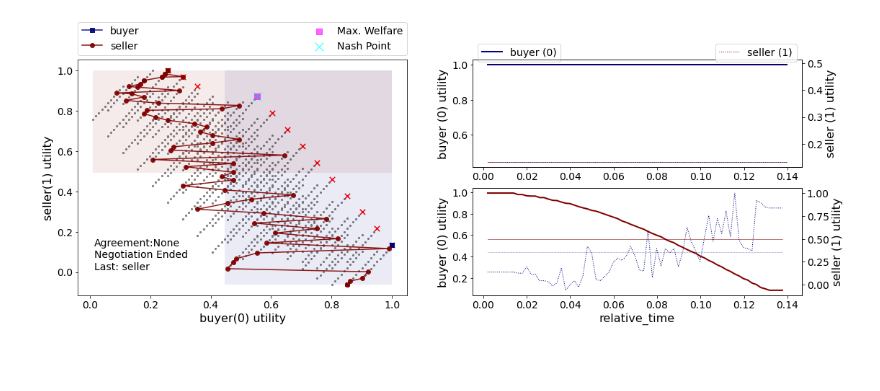
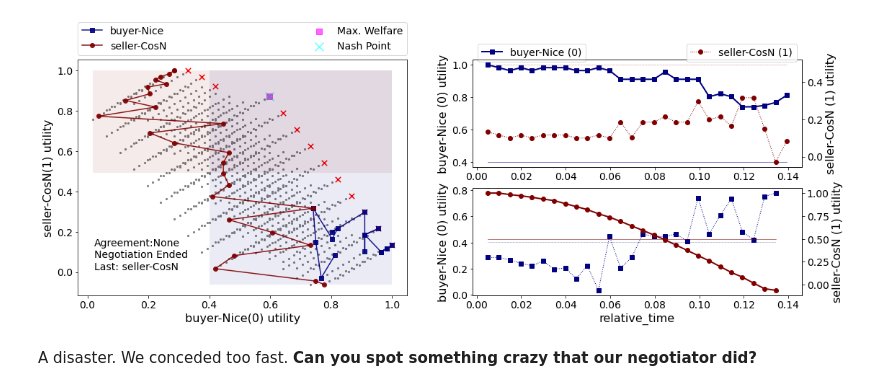
Before and after one commit to yasserfarouk/Aaai2022AutomatedNegotiation, a Jupyter notebook: negmas.ipynb, the cells around one changed output. Cells and saved outputs as stored; diff of their text form; code cells hidden in the pictures; blank space fills up the shorter version.

```diff
--- a/negmas.ipynb
+++ b/negmas.ipynb
@@ -78,0 +109,3 @@ savefig("buyerseller")
+# %%
+run_negotiation(BoulwareTBNegotiator, BoulwareTBNegotiator)
+savefig("buyerseller")
@@ -103,0 +123,7 @@ savefig("buyerseller_scaled")
+# %%
+issues = [ make_issue(name='price', values=(0.0, 9.0)),
+    make_issue(name='quantity', values=(1, 11)),
+    make_issue(name='delivery_time', values=10)
+]
+run_negotiation(BoulwareTBNegotiator, BoulwareTBNegotiator, issues=issues)
+savefig("buyerseller_continuous")
@@ -128,0 +139,3 @@ savefig("buyerseller_genius")
+# %%
+run_negotiation(BoulwareTBNegotiator, NiceTitForTat)
+savefig("buyerseller_mix")
@@ -129,8 +150,5 @@ savefig("buyerseller_genius")
 # %%
 class CosNegotiator(SAONegotiator):
-
-    def __init__(self, *args, **kwargs):
-        super().__init__(*args, **kwargs)
 
     def on_preferences_changed(self, changes):
         super().on_preferences_changed(changes)
@@ -141,27 +159,9 @@ class CosNegotiator(SAONegotiator):
         u = math.cos(state.relative_time * 4 * math.pi)
         return self._inv.worst_in((u, u + 0.1))
 # %%
-# create negotiation agenda (issues)
-issues = [ make_issue(name='price', values=10),
-           make_issue(name='quantity', values=(1, 11)),
-           make_issue(name='delivery_time', values=10) ]
-# create the mechanism
-session = SAOMechanism(issues=issues, n_steps=500)
-# define buyer and seller utilities
-buyer_utility = LinearAdditiveUtilityFunction(
-        values={ 'price': AffineFun(-1, bias=9.0), 'quantity': LinearFun(0.2),  'delivery_time': IdentityFun() },
-        outcome_space=session.outcome_space, reserved_value=9).scale_max(1.0)
-
-seller_utility =  LinearAdditiveUtilityFunction(
-        values=[ IdentityFun(),  LinearFun(0.2),  lambda x: math.sin(2 * math.pi * x / 10)  ],
-        outcome_space=session.outcome_space, reserved_value=6).scale_max(1.0)
-
-# create and add buyer and seller negotiators
-session.add(BoulwareTBNegotiator(name='buyer'), ufun=buyer_utility)
-session.add(CosNegotiator(name='seller', preferences=seller_utility))
-
-# run the negotiation and show the results
-session.run(); session.plot(show_agreement=True)
+run_negotiation(NiceTitForTat, CosNegotiator)
 savefig("buyerseller_cos1")
 # %% [output]
-[figure, old version]
+[figure, new version]
+# %% [markdown]
+A disaster. We conceded too fast. **Can you spot something crazy that our negotiator did?**
```
Also changed, not shown: parts of 27 cells of this notebook, 1 other file.
